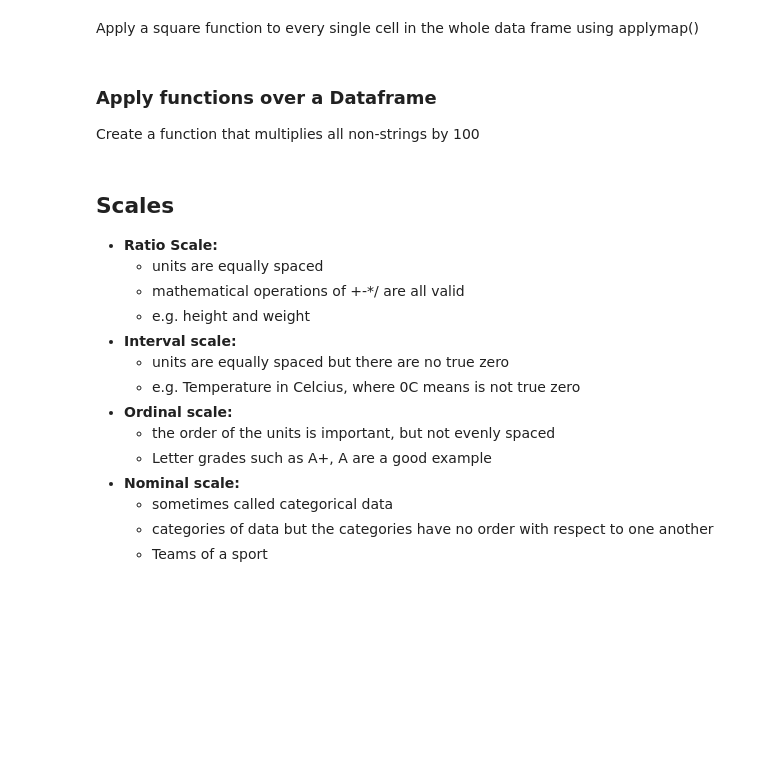
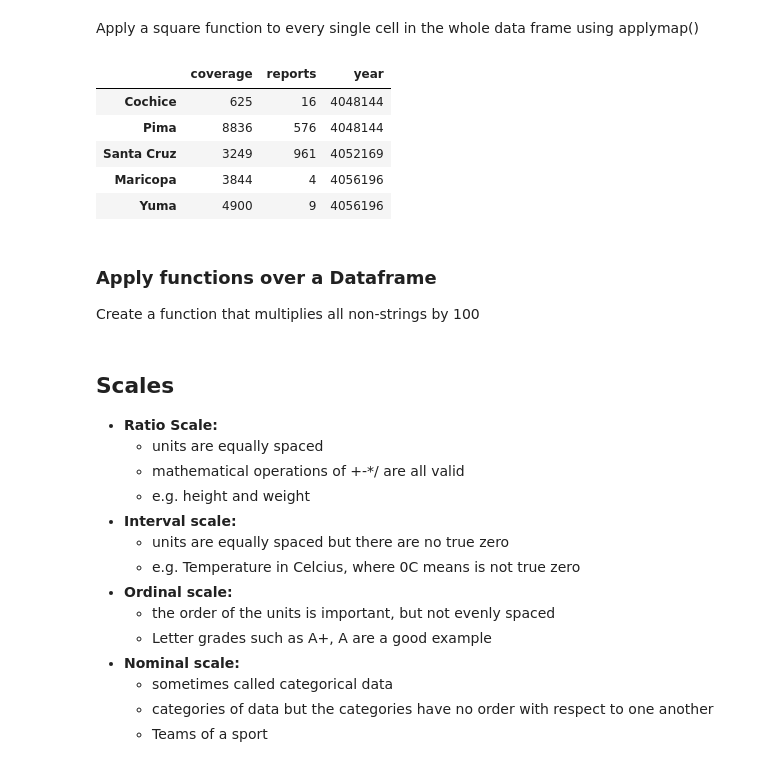
Before and after one commit to fdaus/PythonDataStar, a Jupyter notebook: 04/Python4b.ipynb, the cells around one changed output. Saved outputs shown, nothing was run; the diff lists cells and outputs as text; code cells hidden in the pictures; blank space fills up the shorter version.

```diff
--- a/04/Python4b.ipynb
+++ b/04/Python4b.ipynb
@@ -545,10 +566,17 @@ df['name'].map(capitalizer)
 Apply a square function to every single cell in the whole data frame using applymap()
 # %%
 # Drop the string variable so that applymap() can run
-#df = df.drop('name', axis=1)
+df = df.drop('name', axis=1)
 
 # Return the square of every cell in the dataframe
 df.applymap(np.square)
+# %% [output]
+|  | coverage | reports | year |
+| Cochice | 625 | 16 | 4048144 |
+| Pima | 8836 | 576 | 4048144 |
+| Santa Cruz | 3249 | 961 | 4052169 |
+| Maricopa | 3844 | 4 | 4056196 |
+| Yuma | 4900 | 9 | 4056196 |
 # %% [markdown]
 ### Apply functions over a Dataframe
 Create a function that multiplies all non-strings by 100
```
Also changed, not shown: parts of 3 cells of this notebook, 3 other files.
